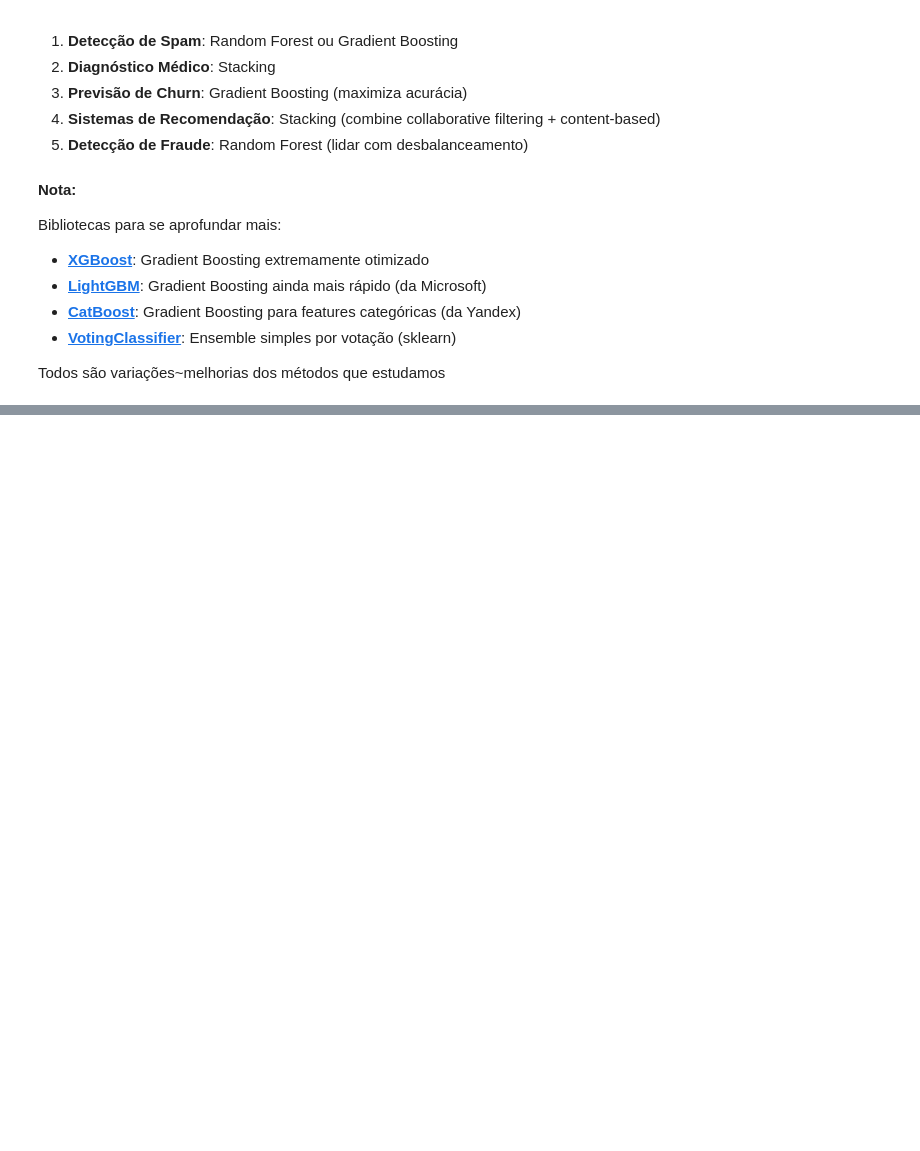
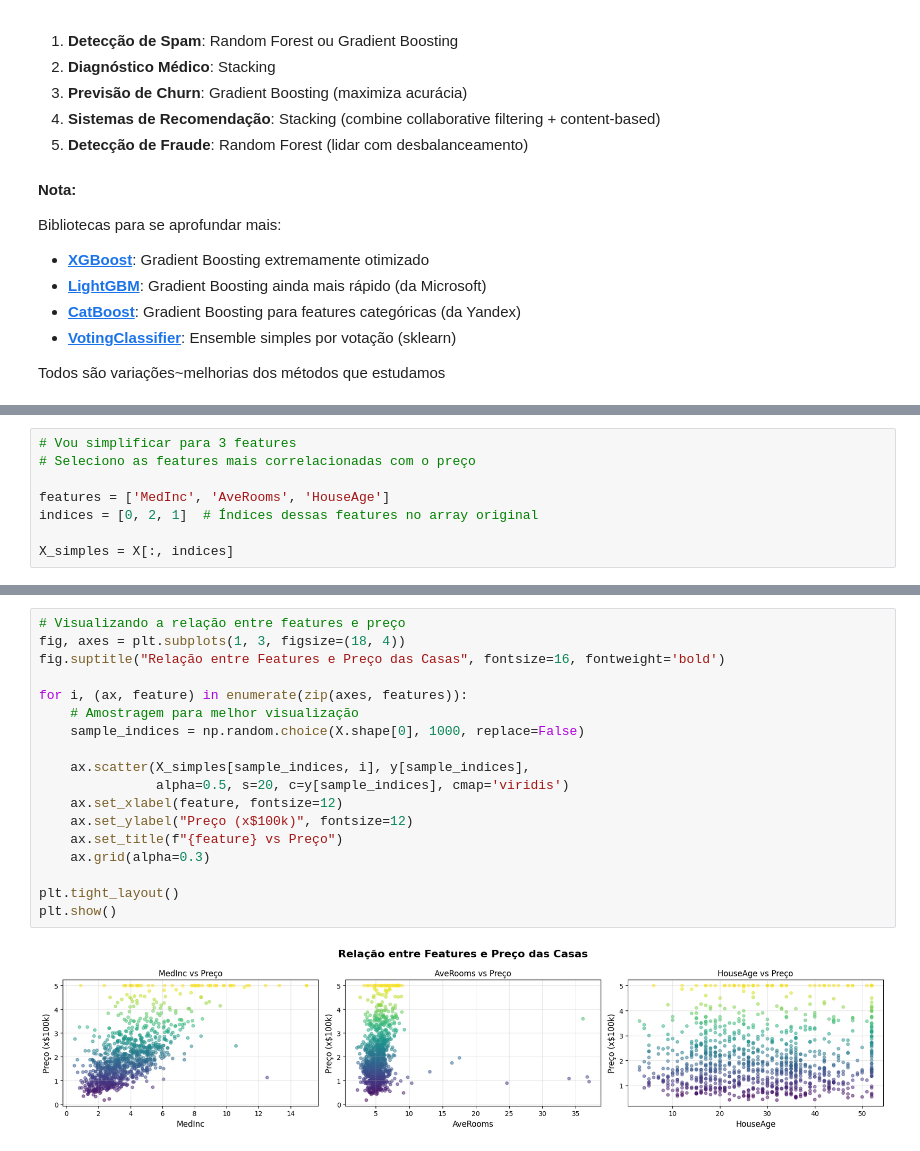
Before and after one commit to fea-dev-usp/case_ia, a Jupyter notebook: case_ia.ipynb, the cells around one changed output, grey strips where cells are left out. Cells and saved outputs as stored; diff of their text form; blank space fills up the shorter version.

```diff
--- a/case_ia.ipynb
+++ b/case_ia.ipynb
@@ -7131,0 +7104,8 @@ Todos são variações~melhorias dos métodos que estudamos
+# %%
+# Vou simplificar para 3 features
+# Seleciono as features mais correlacionadas com o preço
+
+features = ['MedInc', 'AveRooms', 'HouseAge']
+indices = [0, 2, 1]  # Índices dessas features no array original
+
+X_simples = X[:, indices]
@@ -7131,0 +7128,20 @@ Todos são variações~melhorias dos métodos que estudamos
+# %%
+# Visualizando a relação entre features e preço
+fig, axes = plt.subplots(1, 3, figsize=(18, 4))
+fig.suptitle("Relação entre Features e Preço das Casas", fontsize=16, fontweight='bold')
+
+for i, (ax, feature) in enumerate(zip(axes, features)):
+    # Amostragem para melhor visualização
+    sample_indices = np.random.choice(X.shape[0], 1000, replace=False)
+
+    ax.scatter(X_simples[sample_indices, i], y[sample_indices],
+               alpha=0.5, s=20, c=y[sample_indices], cmap='viridis')
+    ax.set_xlabel(feature, fontsize=12)
+    ax.set_ylabel("Preço (x$100k)", fontsize=12)
+    ax.set_title(f"{feature} vs Preço")
+    ax.grid(alpha=0.3)
+
+plt.tight_layout()
+plt.show()
+# %% [output]
+[figure, added]
```
Also changed, not shown: parts of 95 cells of this notebook.
